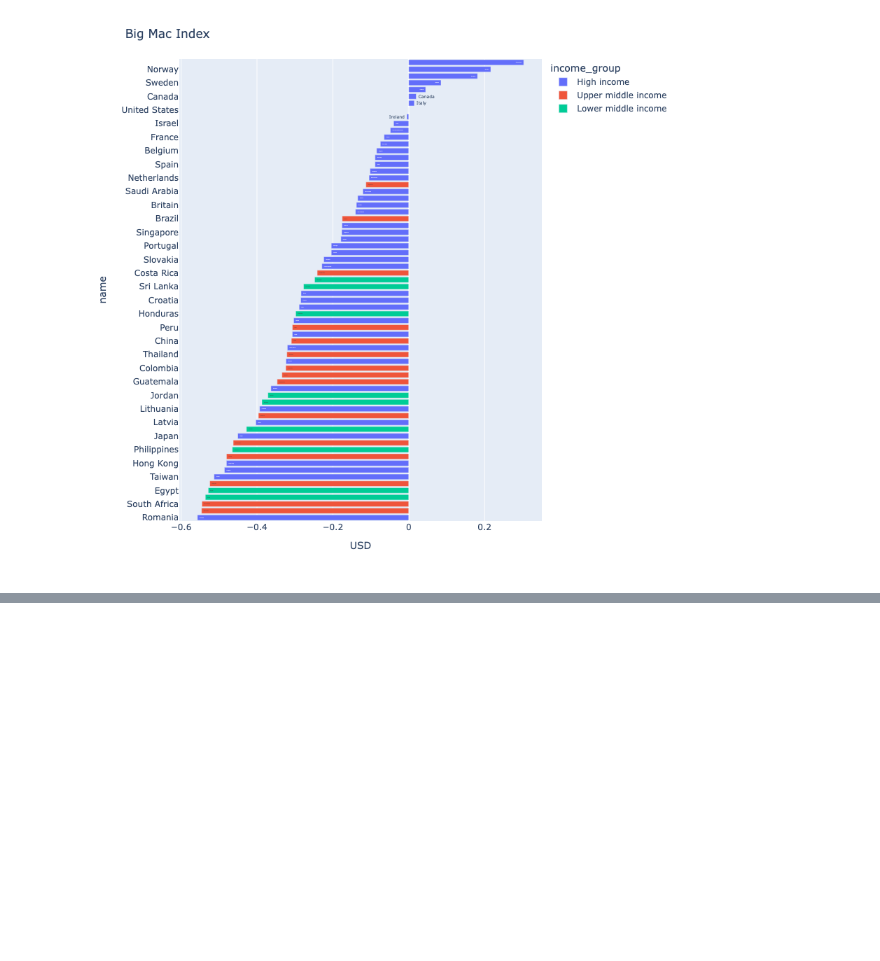
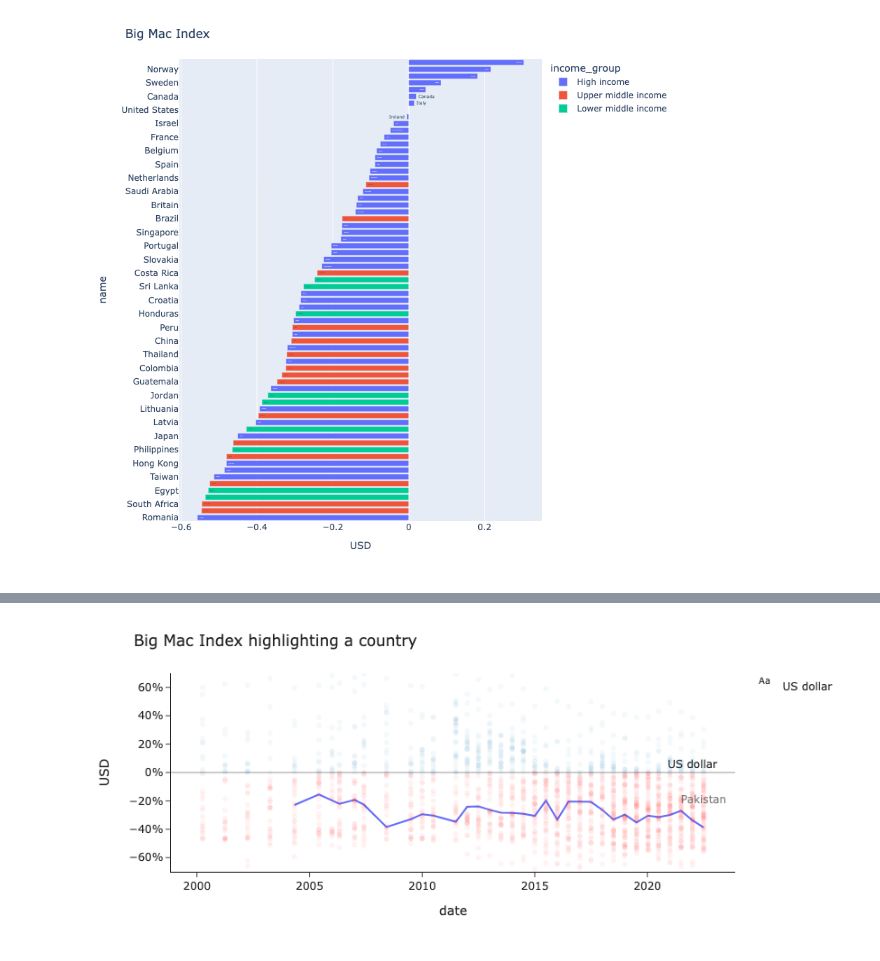
Before and after one commit to khalido/khalido.github.io, a Jupyter notebook: posts/sql_101/index.ipynb, the cells around one changed output, grey strips where cells are left out. Saved outputs shown, nothing was run; the diff lists cells and outputs as text; code cells hidden in the pictures; blank space fills up the shorter version.

```diff
--- a/posts/sql_101/index.ipynb
+++ b/posts/sql_101/index.ipynb
@@ -463,0 +524,59 @@ fig.show()
+# %%
+# | code-fold: true
+names = df_all.name.unique()
+show_countries = ["Pakistan"]
+
+colors = ["red" if usd < 0 else "#1f77b4" for usd in df_all.USD]
+fig = px.scatter(df_all, x="date", y="USD", opacity=0.05).update_traces(
+    marker=dict(color=colors))
+
+# add a text label to the end of each scatter plot
+max_date = df_all.date.max()
+df = df_all.query("date == @max_date")
+
+for name in show_countries:
+    dff = df.query("name == @name")
+
+    fig.add_traces(
+        px.line(df_all.query("name==@name"),
+                   x="date", y="USD").data[:]
+    )
+
+    fig.add_trace(go.Scatter(opacity=0.6,
+        x=dff.date,
+        y=dff.USD + 0.15,
+        mode="text",
+        legendgroup=name,showlegend=False,
+        name=name,
+        text=name,
+        textposition="top center",
+    ))
+
+
+# turn off plots
+#fig.for_each_trace(lambda trace: trace.update(visible='legendonly')
+#                   if trace.name not in show_countries else ())
+
+#fig.for_each_trace(lambda trace: trace.update(opacity=0.09)
+#                   if trace.name not in show_countries else ())
+
+fig.add_hline(y=0, opacity=0.5, visible=True, line_width=0.8)
+
+fig.update_layout(title="Big Mac Index highlighting a country", template="simple_white")
+fig.update_yaxes(tickformat=".0%", dtick=0.2, range=[-0.7, 0.7],
+                 showspikes=True, spikethickness=0.5)
+fig.update_xaxes(showspikes=True, spikethickness=0.5)
+
+
+fig.add_trace(go.Scatter(
+    x=[2022],
+    y=[0.01],
+    mode="text",
+    name="US dollar",
+    text=["US dollar"],
+    textposition="top center"
+))
+
+fig.show()
+# %% [output]
+[figure, added]
```
Also changed, not shown: parts of 20 cells of this notebook, 2 other files.
